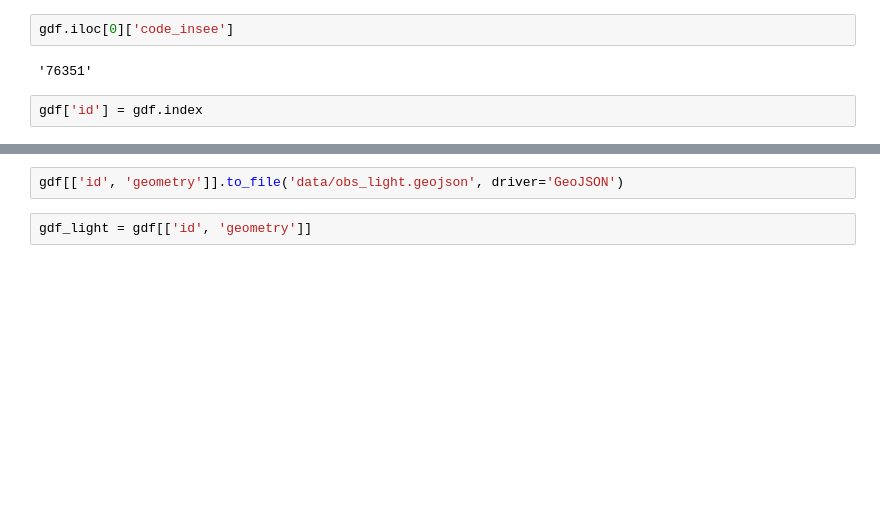
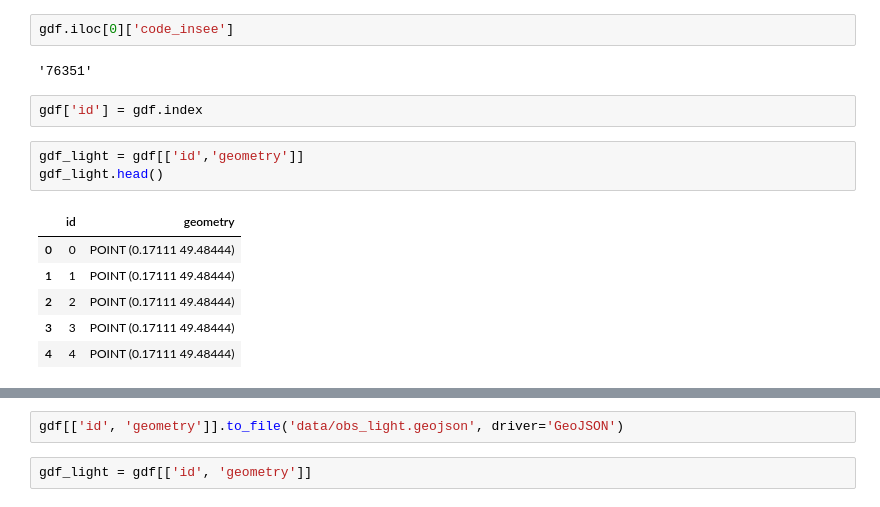
Before and after one commit to yzpt/cell_towers, a Jupyter notebook: 1.0.extract.ipynb, the cells around one changed output, grey strips where cells are left out. Cells and saved outputs as stored; diff of their text form; blank space fills up the shorter version.

```diff
--- a/1.0.extract.ipynb
+++ b/1.0.extract.ipynb
@@ -293,3 +299,13 @@ gdf.iloc[0]['code_insee']
 '76351'
 # %%
 gdf['id'] = gdf.index
+# %%
+gdf_light = gdf[['id','geometry']]
+gdf_light.head()
+# %% [output]
+|  | id | geometry |
+| 0 | 0 | POINT (0.17111 49.48444) |
+| 1 | 1 | POINT (0.17111 49.48444) |
+| 2 | 2 | POINT (0.17111 49.48444) |
+| 3 | 3 | POINT (0.17111 49.48444) |
+| 4 | 4 | POINT (0.17111 49.48444) |
```
Also changed, not shown: parts of 9 cells of this notebook, 2 other files.
